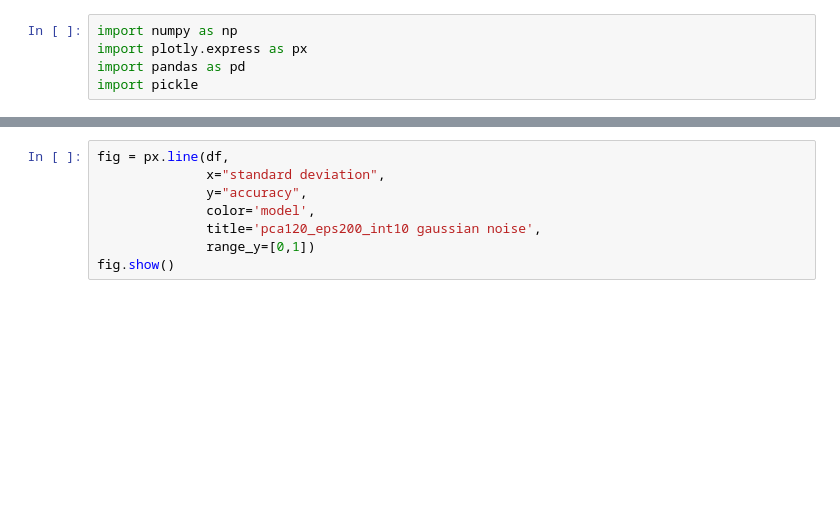
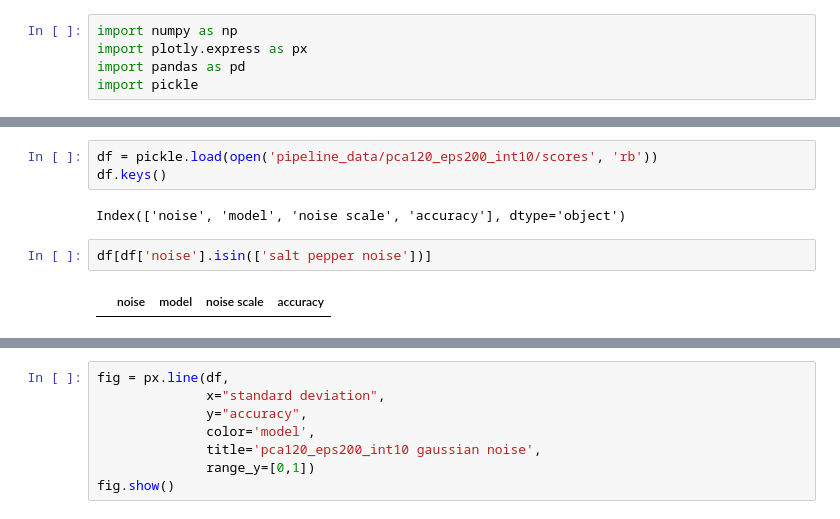
Before and after one commit to PeterRutkowski/msc_final, a Jupyter notebook: Untitled.ipynb, the cells around one changed output, grey strips where cells are left out. Cells and saved outputs as stored; diff of their text form; blank space fills up the shorter version.

```diff
--- a/Untitled.ipynb
+++ b/Untitled.ipynb
@@ -33,2 +84,11 @@ df = pd.DataFrame([
+# %%
+df = pickle.load(open('pipeline_data/pca120_eps200_int10/scores', 'rb'))
+df.keys()
+# %% [output]
+Index(['noise', 'model', 'noise scale', 'accuracy'], dtype='object')
+# %%
+df[df['noise'].isin(['salt pepper noise'])]
+# %% [output]
+|  | noise | model | noise scale | accuracy |
 # %%
 fig = px.line(df,
```
Also changed, not shown: parts of 4 cells of this notebook, 2 other files.
